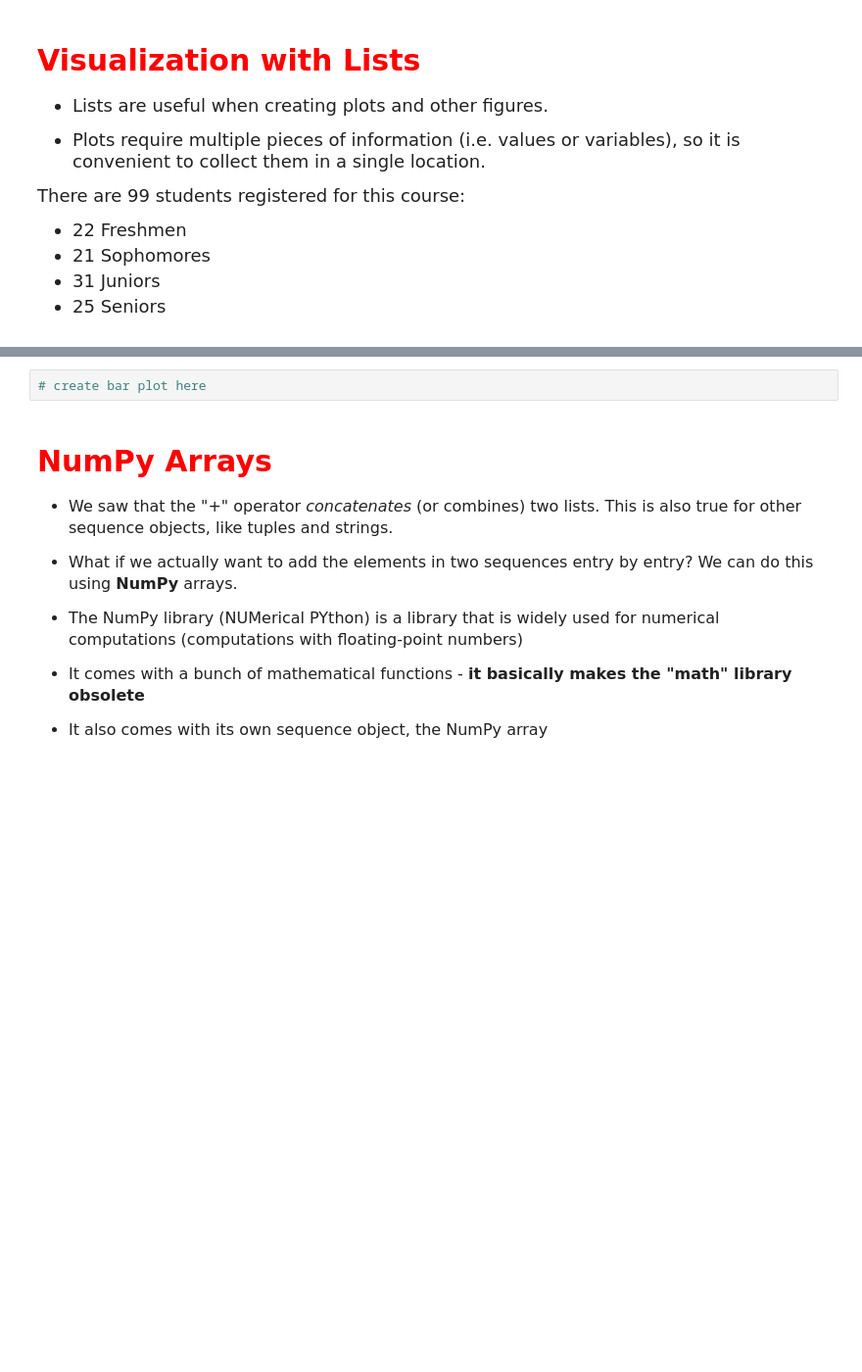
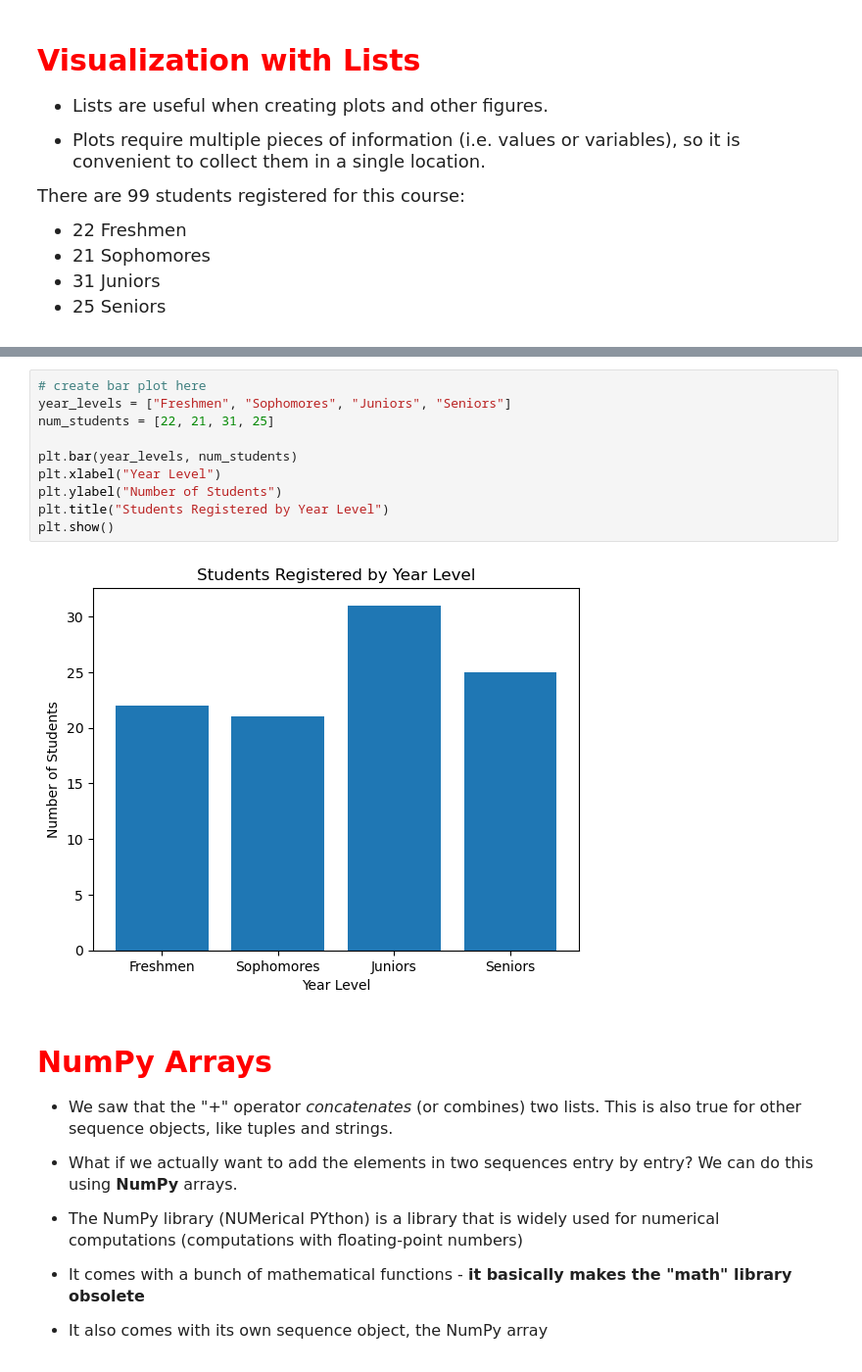
Before and after one commit to samyao014/datasci151fall2026, a Jupyter notebook: lecture_04_other_sequence_objects/Lecture04_Copy.ipynb, the cells around one changed output, grey strips where cells are left out. Shown at 98% size. Drawn from its saved outputs; the diff is of its cells as text; blank space fills up the shorter version.

```diff
--- a/lecture_04_other_sequence_objects/Lecture04_Copy.ipynb
+++ b/lecture_04_other_sequence_objects/Lecture04_Copy.ipynb
@@ -207,5 +232,15 @@ help(plt.bar)
 # %%
 # create bar plot here
+year_levels = ["Freshmen", "Sophomores", "Juniors", "Seniors"]
+num_students = [22, 21, 31, 25]
+
+plt.bar(year_levels, num_students)
+plt.xlabel("Year Level")
+plt.ylabel("Number of Students")
+plt.title("Students Registered by Year Level")
+plt.show()
+# %% [output]
+[figure, added]
 # %% [markdown]
 # <span style="color:red; font-size:30px"> NumPy Arrays</span>
 
```
Also changed, not shown: parts of 30 cells of this notebook.
